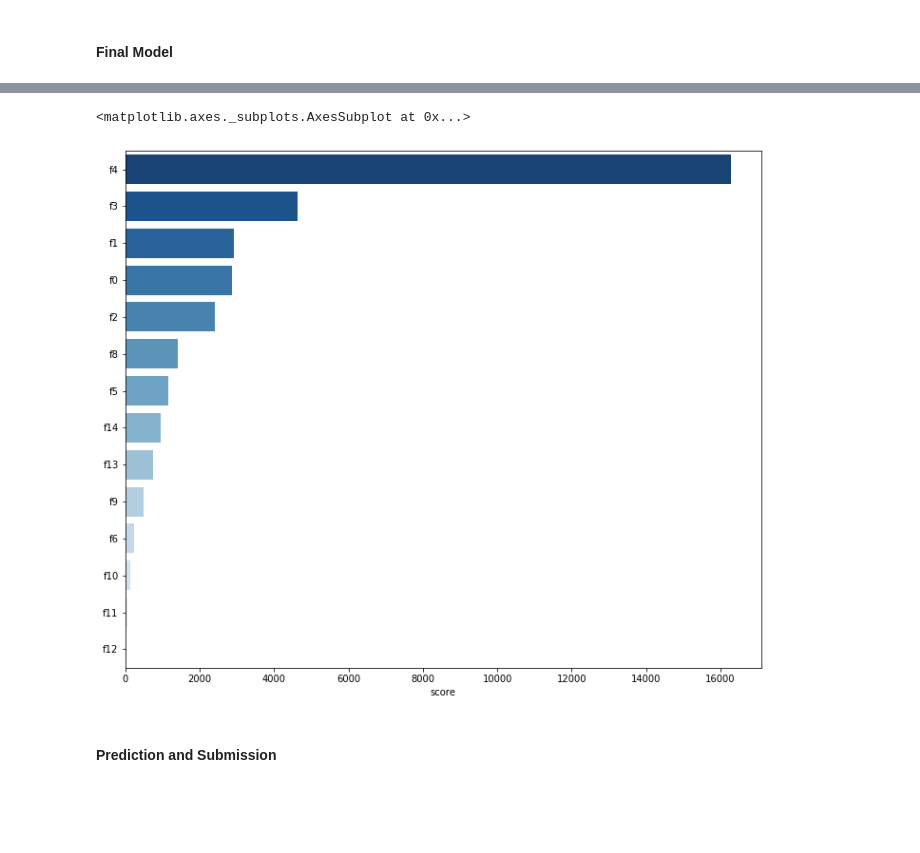
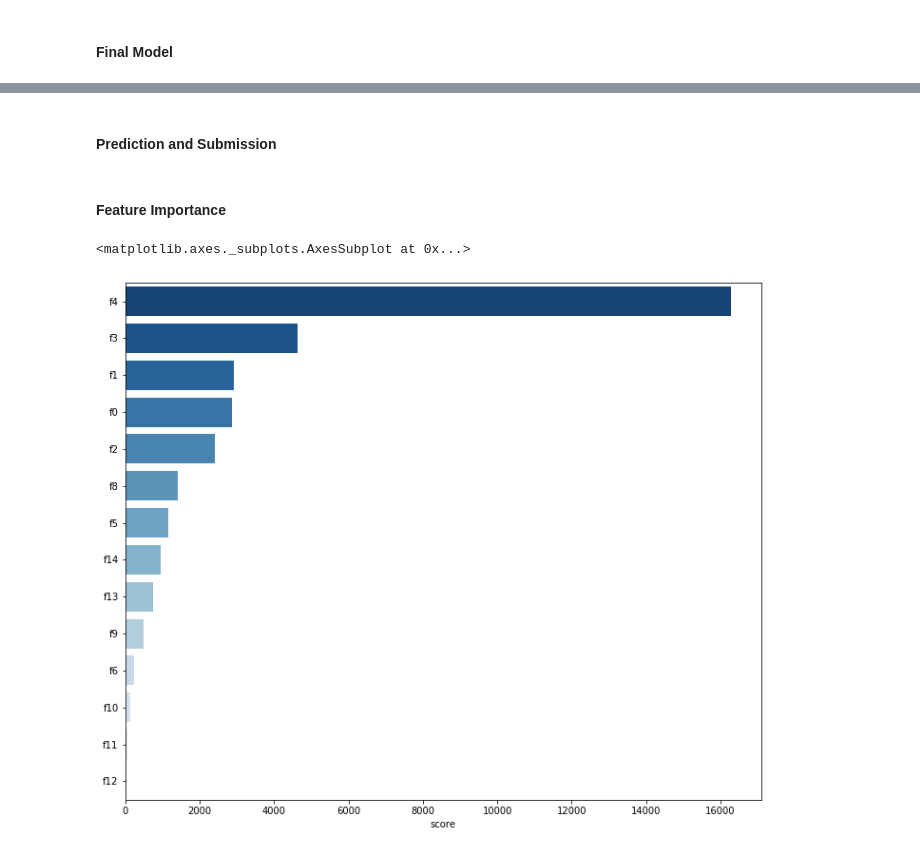
Before and after one commit to JsyPhil/2020-Melanoma-Comp, a Jupyter notebook: 20200612-CSV-Build-Model-GridSearch-AUC-Feature-Engineering.ipynb, the cells around one changed output, grey strips where cells are left out. Cells and saved outputs as stored; diff of their text form; code cells hidden in the pictures; blank space fills up the shorter version.

```diff
--- a/20200612-CSV-Build-Model-GridSearch-AUC-Feature-Engineering.ipynb
+++ b/20200612-CSV-Build-Model-GridSearch-AUC-Feature-Engineering.ipynb
@@ -280,14 +253,3 @@ Time taken:  4.865492105484009
-# %%
-feature_important = xgb_final.get_booster().get_score(importance_type='weight')
-keys = list(feature_important.keys())
-values = list(feature_important.values())
-
-data = pd.DataFrame(data=values, index=keys, columns=["score"]).sort_values(by = "score", ascending=False)
-plt.figure(figsize= (12,10))
-sns.barplot(x = data.score , y = data.index, orient = 'h', palette = 'Blues_r')
-# %% [output]
-<matplotlib.axes._subplots.AxesSubplot at 0x...>
-[figure, removed]
 # %% [markdown]
 #### Prediction and Submission
 # %%
@@ -297,3 +259,22 @@ preds_test = submission_pipeline.predict(X_test)
 output = pd.DataFrame({'image_name': X_test_load.image_name,
                        'target': preds_test})
 output.to_csv('./cleaned_csvs/csv_only_submission.csv', index=False)
+# %% [markdown]
+#### Feature Importance
+# %%
+one_hot_cols=list(submission_pipeline['preprocessor'].transformers_[1][1]['onehot']\
+                         .get_feature_names(categorical_cols))
+feature_list = numerical_cols+one_hot_cols
+
+feature_important = xgb_final.get_booster().get_score(importance_type='weight')
+
+keys = list(feature_important.keys())
+values = list(feature_important.values())
+
+data = pd.DataFrame(data=values, index=keys, columns=["score"]).sort_values(by = "score", ascending=False)
+#data.columns = col_names
+plt.figure(figsize= (12,10))
+sns.barplot(x = data.score , y = data.index, orient = 'h', palette = 'Blues_r')
+# %% [output]
+<matplotlib.axes._subplots.AxesSubplot at 0x...>
+[figure, added]
```
Also changed, not shown: parts of 11 cells of this notebook, 2 other files.
